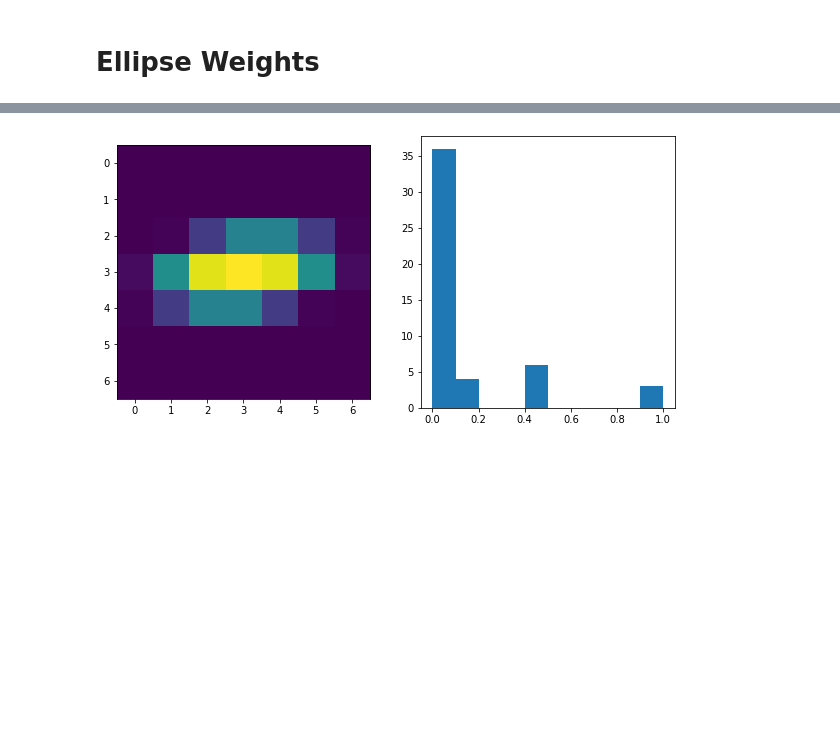
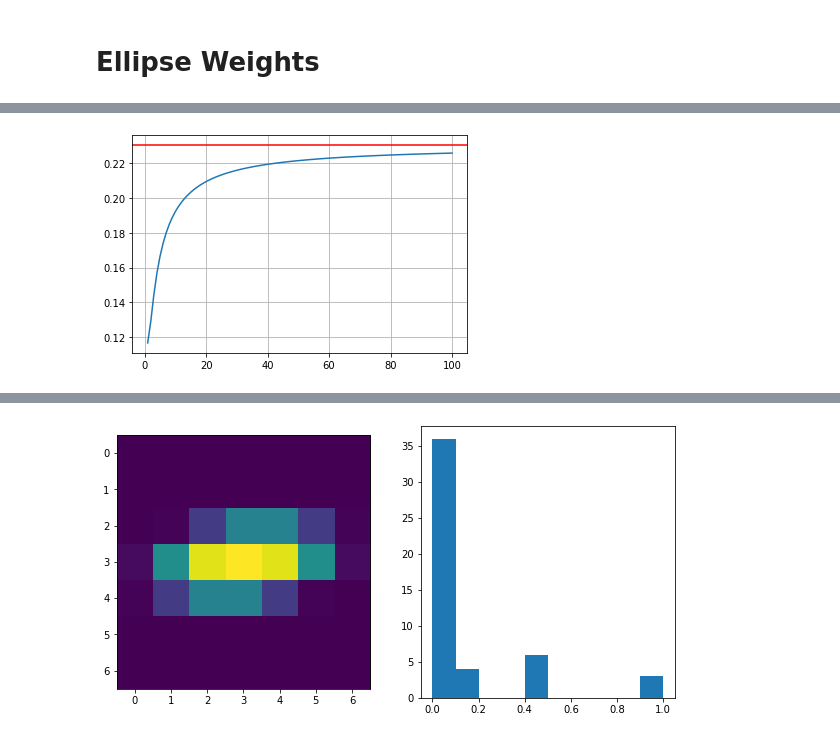
Before and after one commit to TheodoreAouad/3d_segm, a Jupyter notebook: Notebooks/Sandbox.ipynb, the cells around one changed output, grey strips where cells are left out. Drawn from its saved outputs; the diff is of its cells as text; code cells hidden in the pictures; blank space fills up the shorter version.

```diff
--- a/Notebooks/Sandbox.ipynb
+++ b/Notebooks/Sandbox.ipynb
@@ -76,0 +78,16 @@ AttributeError: 'Module' object has no attribute 'dim'
+# %%
+xs = np.linspace(1, 100, 100)
+ys = []
+
+n = 5
+
+for x in xs:
+    ys.append(var_w(n=n, sigma=x))
+
+
+plt.axhline(4/(n**2) * (n // 2)**2 - (16 / (n**4)) * (n // 2)**4, c='r')
+plt.plot(xs, ys)
+
+plt.grid('on')
+# %% [output]
+[figure, added]
```
Also changed, not shown: parts of 6 cells of this notebook, 4 other files.
